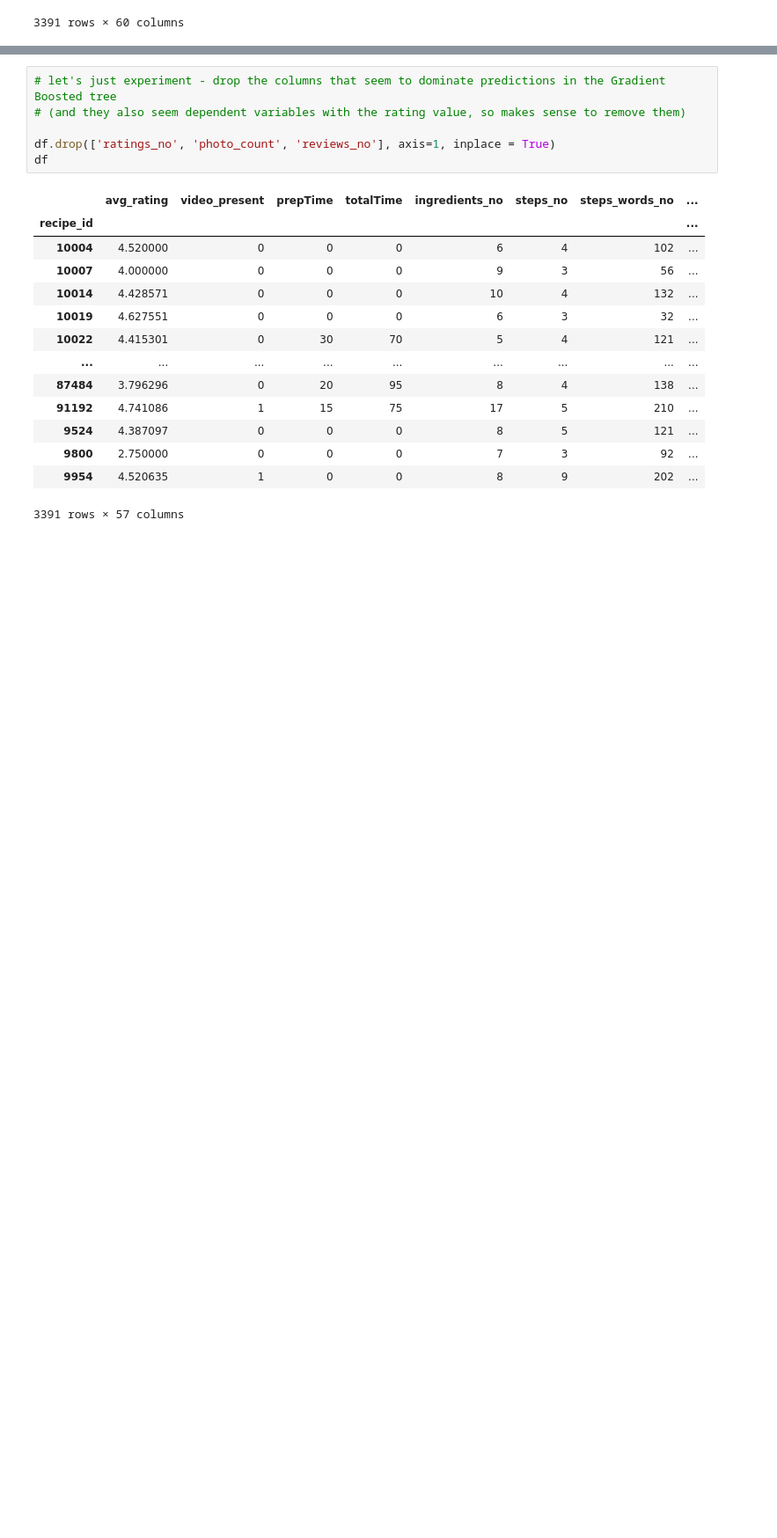
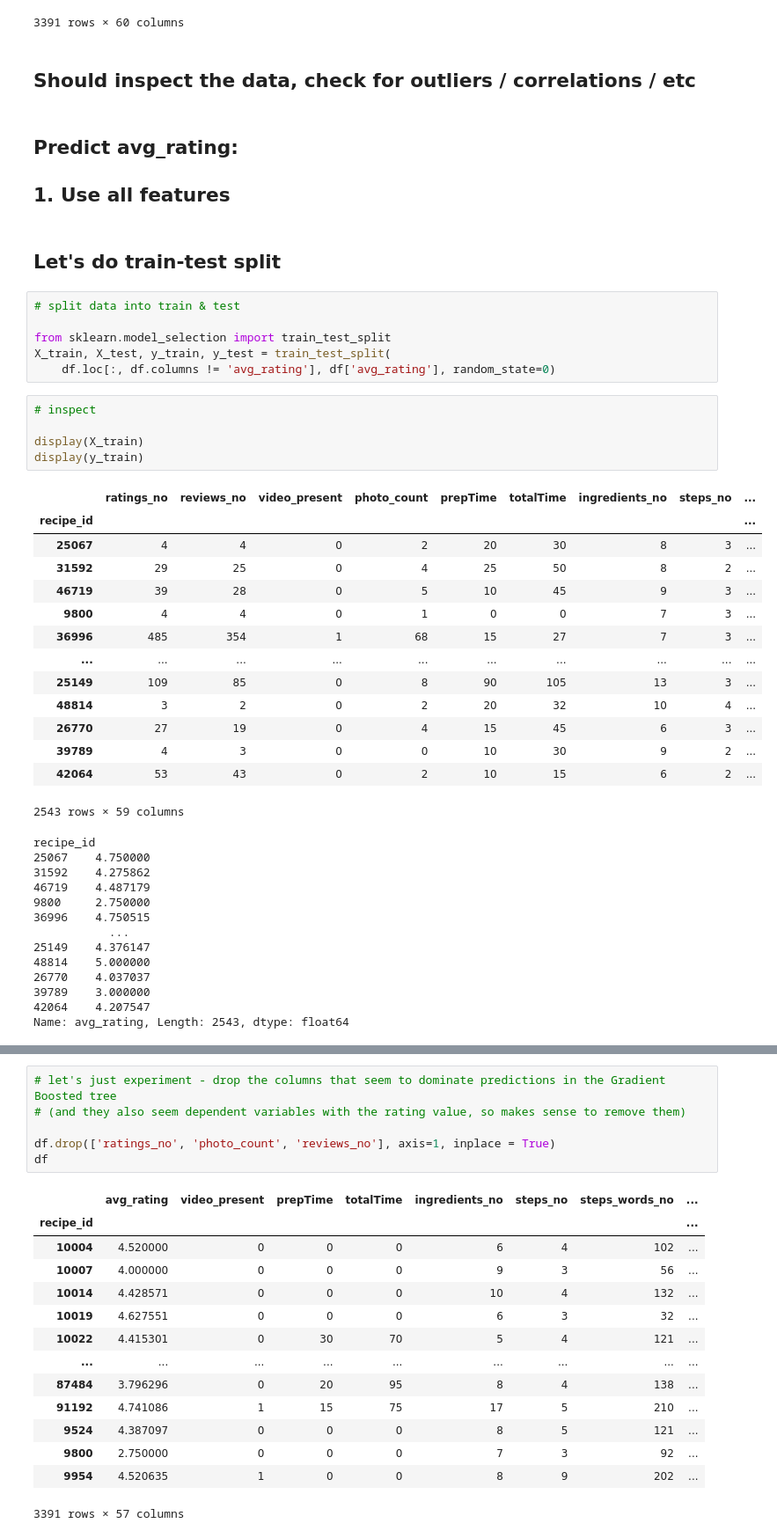
Before and after one commit to bkotryna/Allrecipes, a Jupyter notebook: ml.ipynb, the cells around one changed output, grey strips where cells are left out. Shown at 88% size. Saved outputs shown, nothing was run; the diff lists cells and outputs as text; blank space fills up the shorter version.

```diff
--- a/ml.ipynb
+++ b/ml.ipynb
@@ -725,3 +725,49 @@ None
 | 9800 | 2.750000 | 4 | 4 | 0 | 1 | 0 | 0 | 7 | ... |
 | 9954 | 4.520635 | 315 | 247 | 1 | 137 | 0 | 0 | 8 | ... |
 3391 rows × 60 columns
+# %% [markdown]
+## Should inspect the data, check for outliers / correlations / etc
+# %% [markdown]
+## Predict avg_rating:
+## 1. Use all features
+# %% [markdown]
+## Let's do train-test split
+# %%
+# split data into train & test
+
+from sklearn.model_selection import train_test_split
+X_train, X_test, y_train, y_test = train_test_split(
+    df.loc[:, df.columns != 'avg_rating'], df['avg_rating'], random_state=0)
+# %%
+# inspect
+
+display(X_train)
+display(y_train)
+# %% [output]
+|  | ratings_no | reviews_no | video_present | photo_count | prepTime | totalTime | ingredients_no | steps_no | ... |
+| recipe_id |  |  |  |  |  |  |  |  | ... |
+| 25067 | 4 | 4 | 0 | 2 | 20 | 30 | 8 | 3 | ... |
+| 31592 | 29 | 25 | 0 | 4 | 25 | 50 | 8 | 2 | ... |
+| 46719 | 39 | 28 | 0 | 5 | 10 | 45 | 9 | 3 | ... |
+| 9800 | 4 | 4 | 0 | 1 | 0 | 0 | 7 | 3 | ... |
+| 36996 | 485 | 354 | 1 | 68 | 15 | 27 | 7 | 3 | ... |
+| ... | ... | ... | ... | ... | ... | ... | ... | ... | ... |
+| 25149 | 109 | 85 | 0 | 8 | 90 | 105 | 13 | 3 | ... |
+| 48814 | 3 | 2 | 0 | 2 | 20 | 32 | 10 | 4 | ... |
+| 26770 | 27 | 19 | 0 | 4 | 15 | 45 | 6 | 3 | ... |
+| 39789 | 4 | 3 | 0 | 0 | 10 | 30 | 9 | 2 | ... |
+| 42064 | 53 | 43 | 0 | 2 | 10 | 15 | 6 | 2 | ... |
+2543 rows × 59 columns
+recipe_id
+25067    4.750000
+31592    4.275862
+46719    4.487179
+9800     2.750000
+36996    4.750515
+           ...
+25149    4.376147
+48814    5.000000
+26770    4.037037
+39789    3.000000
+42064    4.207547
+Name: avg_rating, Length: 2543, dtype: float64
```
Also changed, not shown: parts of 69 cells of this notebook.
